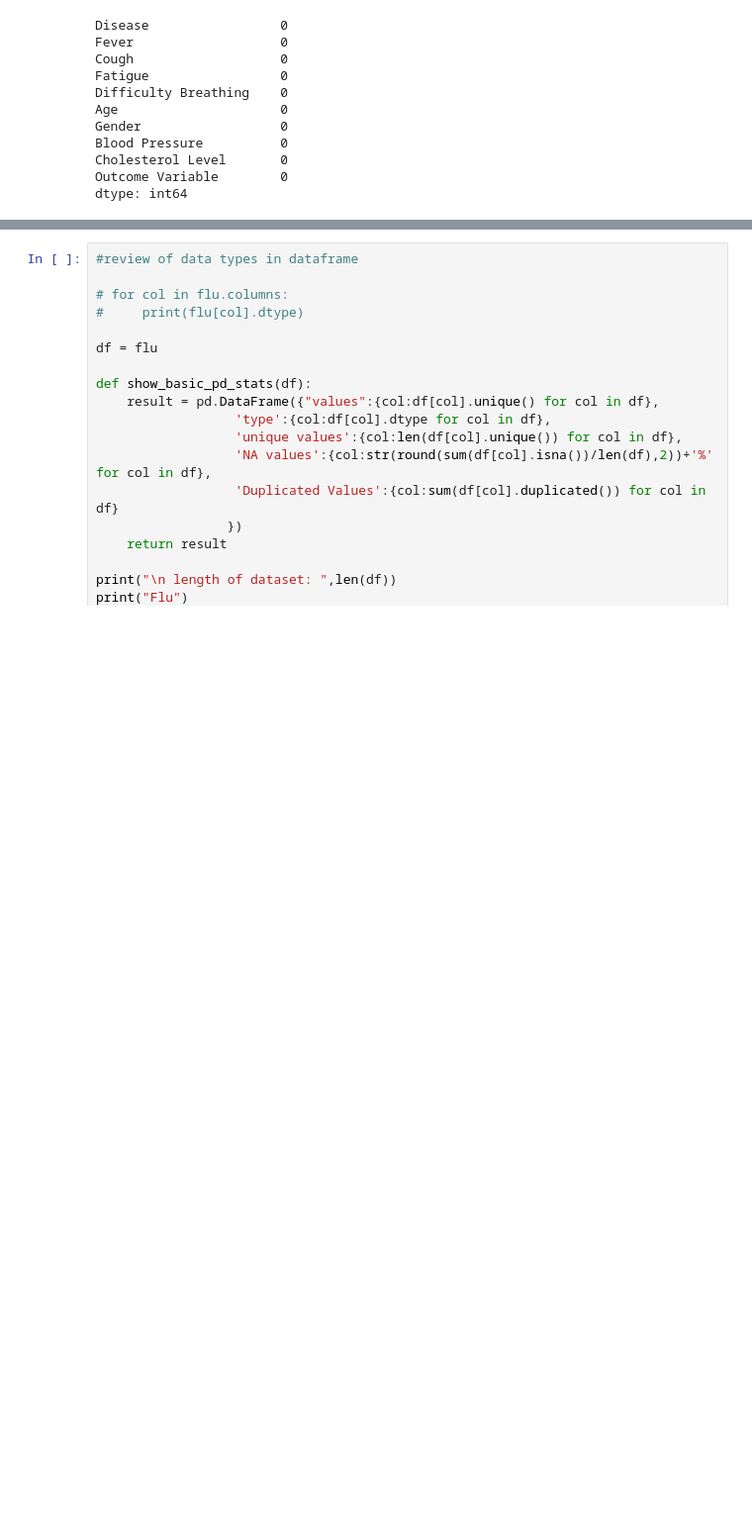
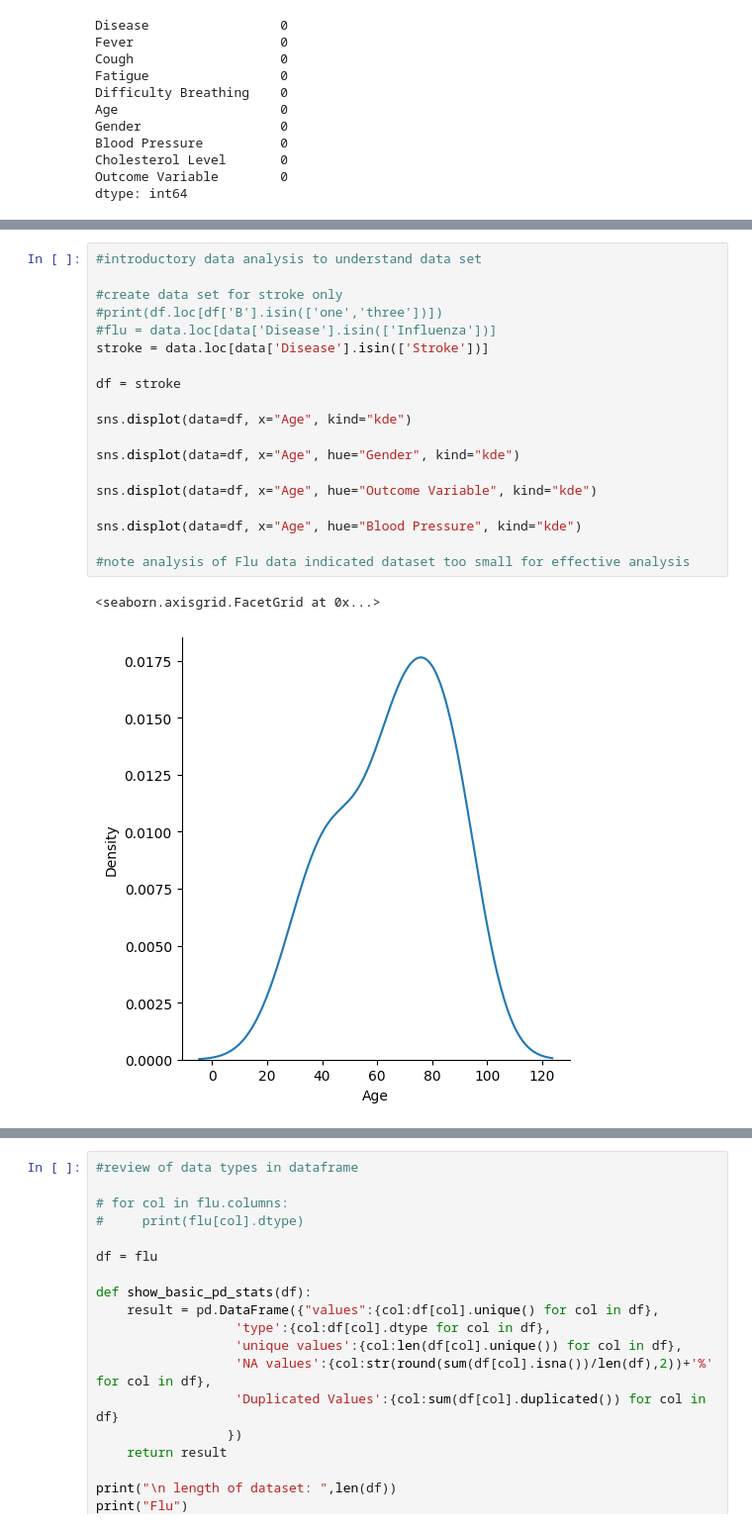
Before and after one commit to aminteer/ucbintroslsupervisedlearningfinal, a Jupyter notebook: healthdatanalysis.ipynb, the cells around one changed output, grey strips where cells are left out. Shown at 99% size. Drawn from its saved outputs; the diff is of its cells as text; blank space fills up the shorter version.

```diff
--- a/healthdatanalysis.ipynb
+++ b/healthdatanalysis.ipynb
@@ -111,0 +128,22 @@ sns.displot(data=df, x="Age", hue="Blood Pressure", kind="kde")
+# %%
+#introductory data analysis to understand data set
+
+#create data set for stroke only
+#print(df.loc[df['B'].isin(['one','three'])])
+#flu = data.loc[data['Disease'].isin(['Influenza'])]
+stroke = data.loc[data['Disease'].isin(['Stroke'])]
+
+df = stroke
+
+sns.displot(data=df, x="Age", kind="kde")
+
+sns.displot(data=df, x="Age", hue="Gender", kind="kde")
+
+sns.displot(data=df, x="Age", hue="Outcome Variable", kind="kde")
+
+sns.displot(data=df, x="Age", hue="Blood Pressure", kind="kde")
+
+#note analysis of Flu data indicated dataset too small for effective analysis
+# %% [output]
+<seaborn.axisgrid.FacetGrid at 0x...>
+[figure, added]
```
Also changed, not shown: parts of 18 cells of this notebook, 1 other file.
